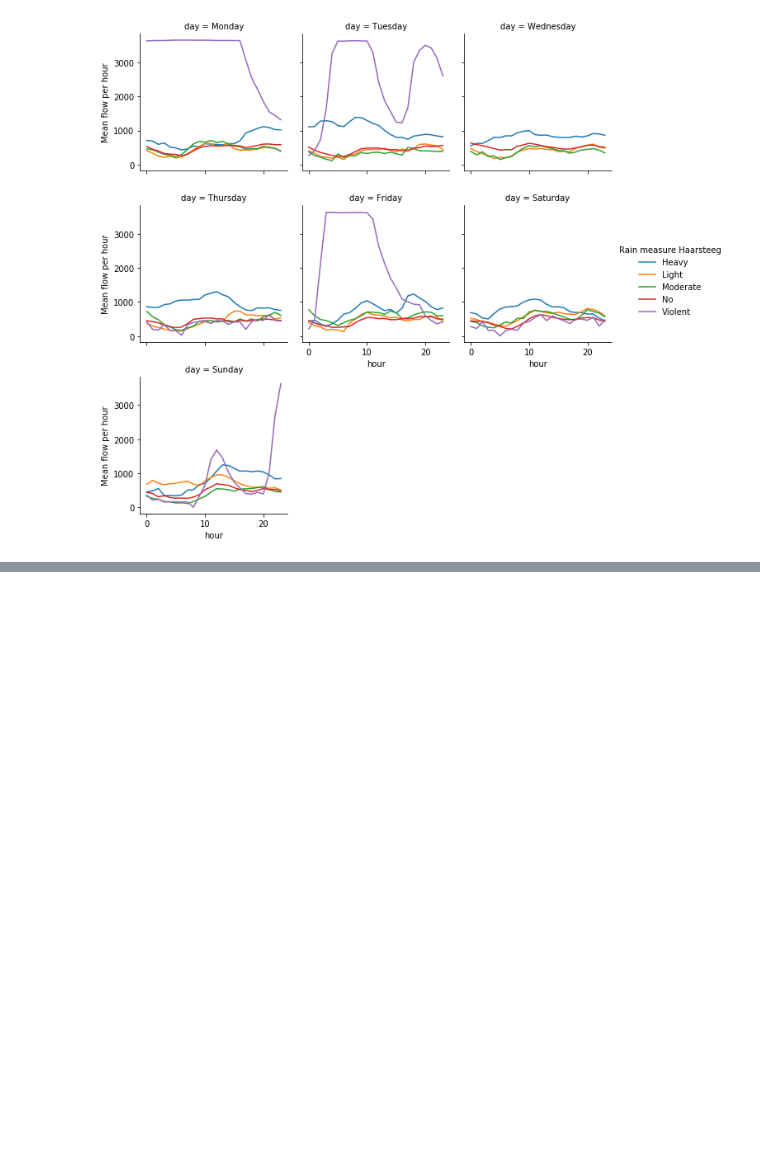
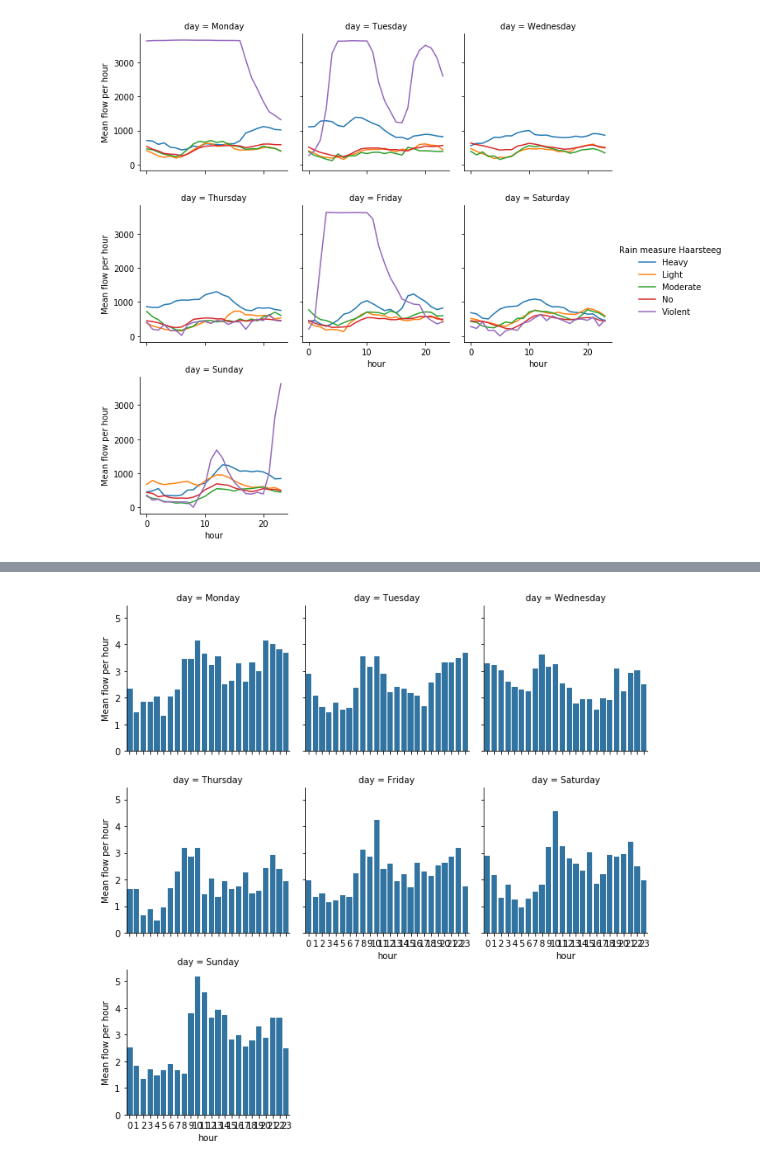
Before and after one commit to rogertian0707/jbg060, a Jupyter notebook: code/rainfall_to_station_lvl_rain.ipynb, the cells around one changed output, grey strips where cells are left out. Cells and saved outputs as stored; diff of their text form; code cells hidden in the pictures; blank space fills up the shorter version.

```diff
--- a/code/rainfall_to_station_lvl_rain.ipynb
+++ b/code/rainfall_to_station_lvl_rain.ipynb
@@ -513,24 +515,31 @@ g.add_legend()
+# %%
+leveltop = level2[level2["Begin"] <= max(df2["datumBeginMeting"])]
+# %%
+rain = level2[(level2["Begin"] >= min(df2["datumBeginMeting"])) &
+                 (level2["Begin"] <= max(df2["datumBeginMeting"]))]
+# %%
+flow = df2[(df2["datumBeginMeting"] >= min(level2["Begin"])) &
+           (df2["datumBeginMeting"] <= max(leveltop["Begin"]))]
+# %%
+Bokhoven = rain[["Bokhoven_y", "Begin", "Rain measure Bokhoven"]]
+no_rain = set(Bokhoven[Bokhoven["Rain measure Bokhoven"] == "No"]["Begin"].dt.date)
+flow_filtered = flow[flow["datumBeginMeting"].dt.date.isin(no_rain)]
 # %%
-# Need to check if the flow between ""datumBeginMeting" and "datumEindMeting" is the average in that time period or what
-# is the interpretation of the data exactly????
-flow_filtered_no["day"] = flow_filtered_no["datumBeginMeting"].dt.day_name()
-flow_filtered_no["hour"] = flow_filtered_no["datumBeginMeting"].dt.hour
+flow_filtered["day"] = flow_filtered["datumBeginMeting"].dt.day_name()
+flow_filtered["hour"] = flow_filtered["datumBeginMeting"].dt.hour
 
-g = sns.FacetGrid(data = flow.groupby([
+g = sns.FacetGrid(data = flow_filtered.groupby([
         "day", "hour"
 ]).hstWaarde.mean().to_frame(name="Mean flow per hour").reset_index(), col="day", col_order=[
-
     "Monday",
     "Tuesday",
     "Wednesday",
     "Thursday",
     "Friday",
     "Saturday",
     "Sunday"
-], col_wrap=3, hue='all of them')
+], col_wrap=3)
 
-g.map(sns.lineplot, "hour", "Mean flow per hour");
-
-#From the plots below we can see, that the usage on Wednesday is the largest and that the Saturday and Sunday usage is
-#almost the same. Monday Tuesday, Thursday and Friday are all smiliar as well, with friday evening having an extraordinary
-#peek in the evening hours.
+g.map(sns.barplot, "hour", "Mean flow per hour");
+# %% [output]
+[figure, added]
```
Also changed, not shown: parts of 30 cells of this notebook.
